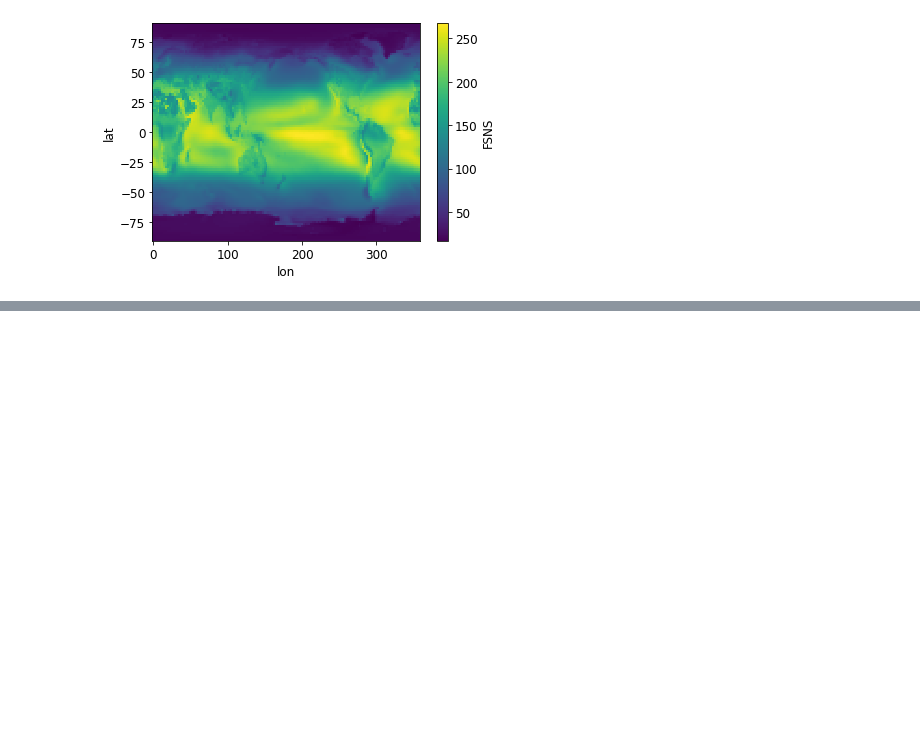
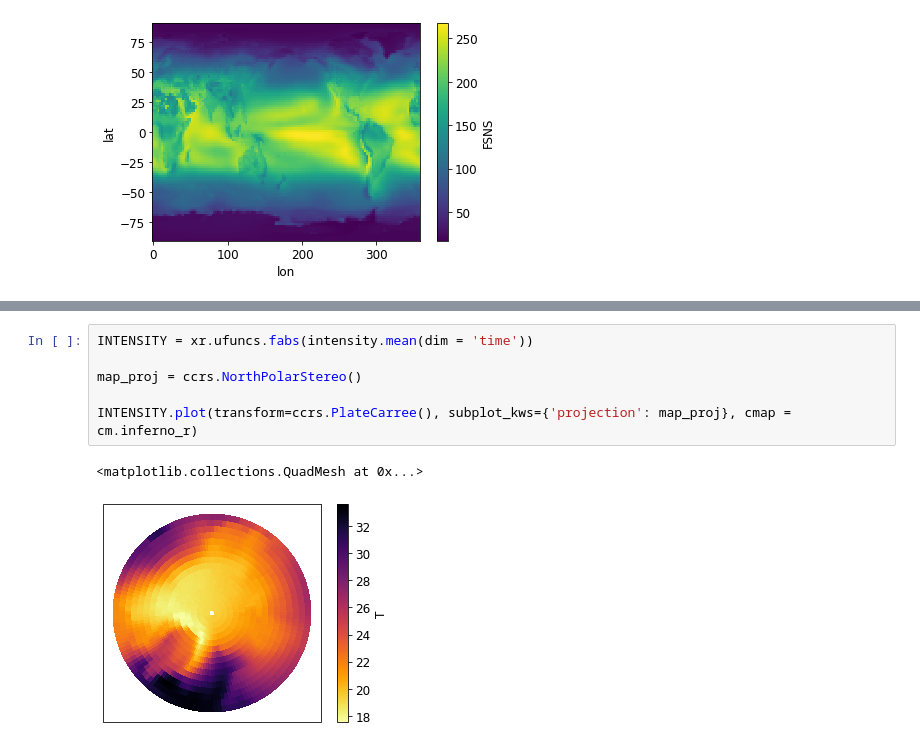
Before and after one commit to mollymwieringa/som_sps, a Jupyter notebook: Feedback_Analysis.ipynb, the cells around one changed output, grey strips where cells are left out. Cells and saved outputs as stored; diff of their text form; blank space fills up the shorter version.

```diff
--- a/Feedback_Analysis.ipynb
+++ b/Feedback_Analysis.ipynb
@@ -367,0 +435,9 @@ ds.FSNT.mean(dim = 'time').plot.imshow()
+# %%
+INTENSITY = xr.ufuncs.fabs(intensity.mean(dim = 'time'))
+
+map_proj = ccrs.NorthPolarStereo()
+
+INTENSITY.plot(transform=ccrs.PlateCarree(), subplot_kws={'projection': map_proj}, cmap = cm.inferno_r)
+# %% [output]
+<matplotlib.collections.QuadMesh at 0x...>
+[figure, added]
```
Also changed, not shown: parts of 6 cells of this notebook.
